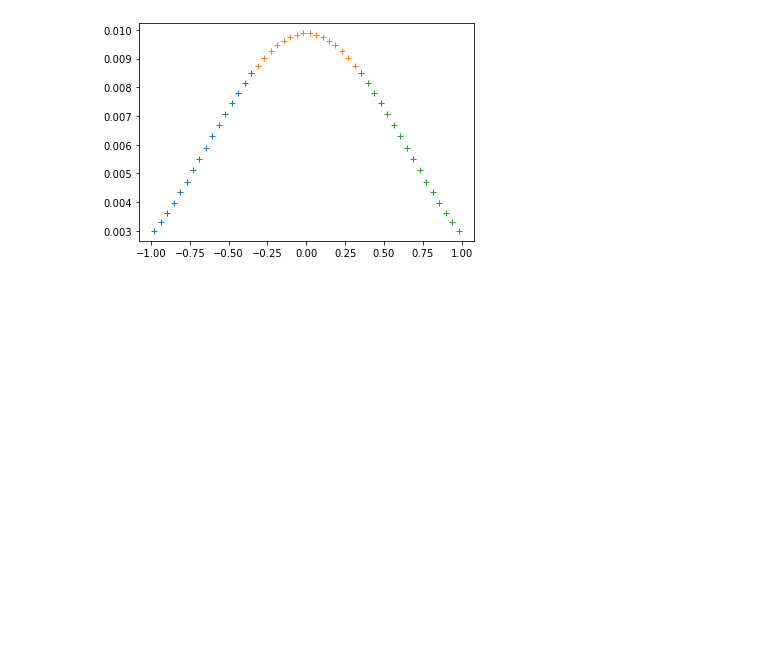
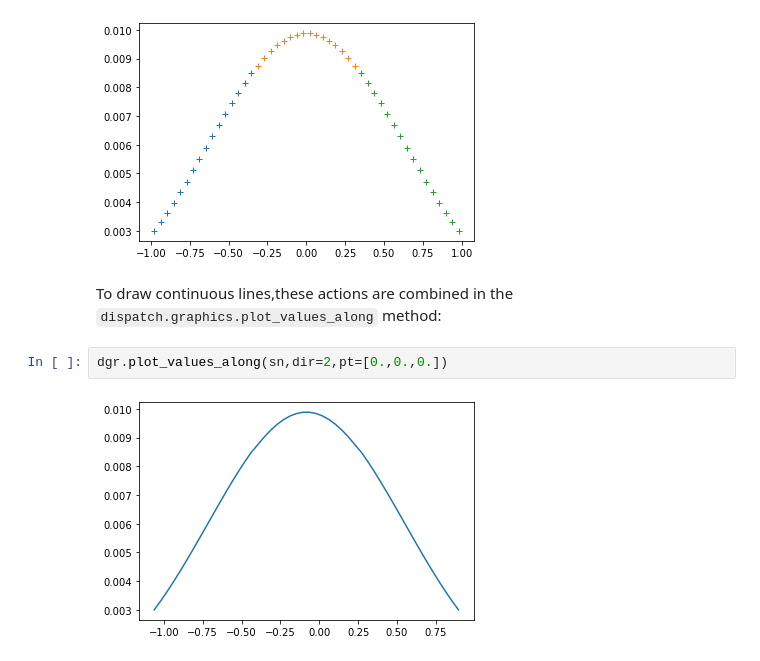
Before and after one commit to Bergemann-Group-development/dispatch, a Jupyter notebook: experiments/dust/settling/python/basic_access.ipynb, the cells around one changed output. Cells and saved outputs as stored; diff of their text form; blank space fills up the shorter version.

```diff
--- a/experiments/dust/settling/python/basic_access.ipynb
+++ b/experiments/dust/settling/python/basic_access.ipynb
@@ -150,3 +150,9 @@ for p in pp:
     plot(p.zi,p.var('d')[8,8,:],'+')
 # %% [output]
 [figure]
+# %% [markdown]
+To draw continuous lines,these actions are combined in the ``dispatch.graphics.plot_values_along`` method:
+# %%
+dgr.plot_values_along(sn,dir=2,pt=[0.,0.,0.])
+# %% [output]
+[figure, added]
```
Also changed, not shown: parts of 2 cells of this notebook, 4 other files.
